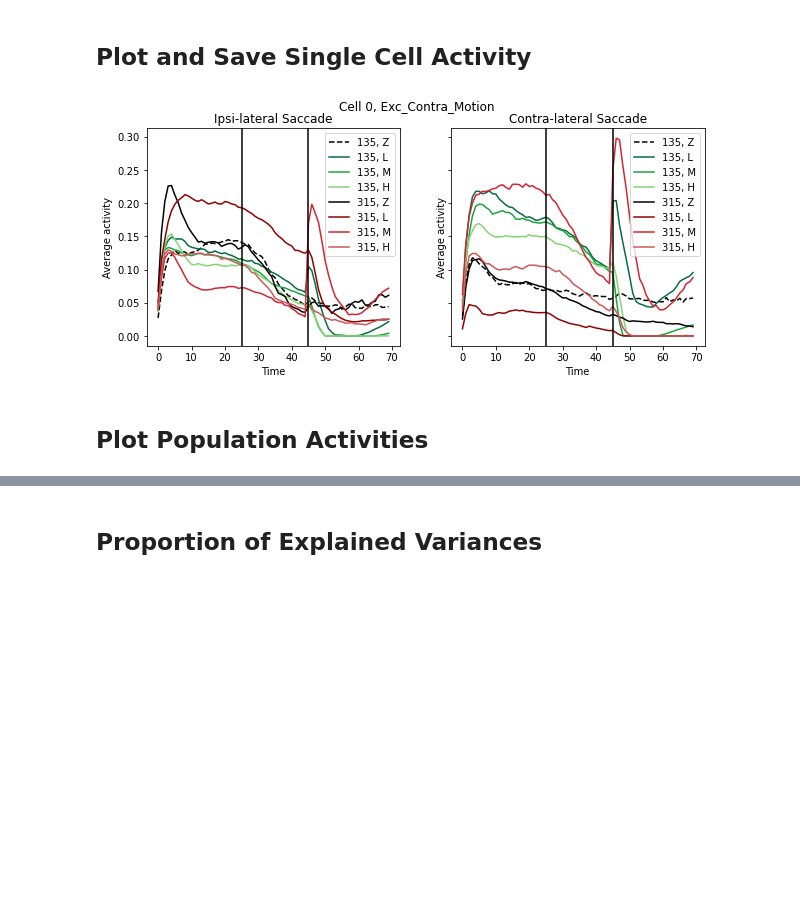
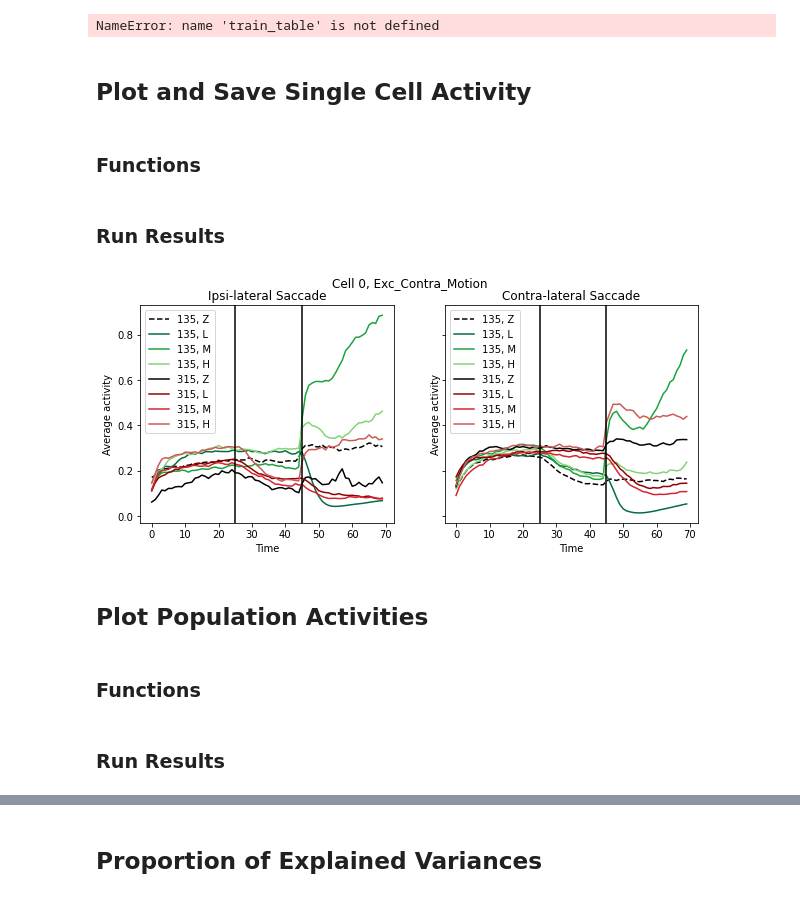
Before and after one commit to xuanyuw/TD-modulation-model, a Jupyter notebook: activity_analysis.ipynb, the cells around one changed output, grey strips where cells are left out. Cells and saved outputs as stored; diff of their text form; code cells hidden in the pictures; blank space fills up the shorter version.

```diff
--- a/activity_analysis.ipynb
+++ b/activity_analysis.ipynb
@@ -5,13 +5,10 @@ import matplotlib.pyplot as plt
 import os
 import pickle
 # %%
-f_dir = 'two_module_lowCoh_model'
+f_dir = 'test_model'
 rep = 0
 lr = 0.02
 
-n_time = 70
-n_iter = 300
-n_btwn = 10
 stim_st_time = 45
 target_st_time = 25
 # %%
@@ -23,5 +20,7 @@ with open(os.path.join(f_dir, 'init_weight_%d_lr%f.pth'%(rep, lr)), 'rb') as f:
 with open(os.path.join(f_dir, 'model_results_%d_lr%f.pkl'%(rep, lr)), 'rb') as f:
     model_results =  pickle.load(f)
 train_output = tables.open_file(os.path.join(f_dir, 'train_output_lr%f_rep%d.h5'%(lr, rep)), mode = 'r')
-table = train_output.root
+test_output = tables.open_file(os.path.join(f_dir, 'test_output_lr%f_rep%d.h5'%(lr, rep)), mode = 'r')
+train_table = train_output.root
+test_table = test_output.root
 w_init = w_init.item()
@@ -33,5 +34,19 @@ table
+# %%
+all_iters = []
+for row in train_table:
+    iter_num = int(row.name.split('iter')[1])
+    if iter_num not in all_iters:
+        all_iters.append(iter_num)
+    else:
+        break
+max_iter = max(all_iters)
+print(max_iter)
+# %% [output]
+NameError: name 'train_table' is not defined
 # %% [markdown]
 ## Plot and Save Single Cell Activity
+# %% [markdown]
+### Functions
 # %%
 def find_cell_group(cell_idx):
     grp = ''
@@ -199,26 +214,30 @@ def plot_coh_avgAct(h, y, desired_out, stim_level, stim_dir, cell_idx, save_plt)
     plt.suptitle('Cell %d, %s'% (cell_idx, find_cell_group(cell_idx)))
 
     if save_plt:
-        pic_dir = os.path.join(f_dir, 'single_neuron_activity')
+        pic_dir = os.path.join(f_dir, 'single_neuron_activity_rep%d_lr%f' %(rep, lr))
         if not os.path.exists(pic_dir):
             os.makedirs(pic_dir)
         plt.savefig(os.path.join(pic_dir,'cell_%d.png'% cell_idx))
         plt.close(fig)
+# %% [markdown]
+### Run Results
 # %%
-h = table['h_iter180'][:]
-y = table['y_hist_iter180'][:]
-desired_out = table['target_iter180'][:]
-stim_level = table['stim_level_iter180'][:]
-stim_dir = table['stim_dir_iter180'][:]
+h = table['h_iter%d' %max_iter][:]
+y = table['y_hist_iter%d' %max_iter][:]
+desired_out = table['target_iter%d' %max_iter][:]
+stim_level = table['stim_level_iter%d' %max_iter][:]
+stim_dir = table['stim_dir_iter%d' %max_iter][:]
 
 plot_coh_avgAct(h, y, desired_out, stim_level, stim_dir, 0, False)
 # %% [output]
-[figure, old version]
+[figure, new version]
 # %%
 for i in range(200):
     plot_coh_avgAct(h, y, desired_out, stim_level, stim_dir, i, True)
 # %% [markdown]
 ## Plot Population Activities
+# %% [markdown]
+### Functions
 # %%
 def find_pref_dir(stim_dir, h):
     red_idx = stim_dir==315
@@ -284,6 +303,8 @@ def plot_population_activity(h, y, desired_out, stim_level, stim_dir, title, sav
 
 def min_max_normalize(arr):
     return (arr - np.min(arr))/(np.max(arr) - np.min(arr))
+# %% [markdown]
+### Run Results
 # %%
 
 normalized_h = np.zeros(h.shape)
```
Also changed, not shown: parts of 6 cells of this notebook, 6 other files.
